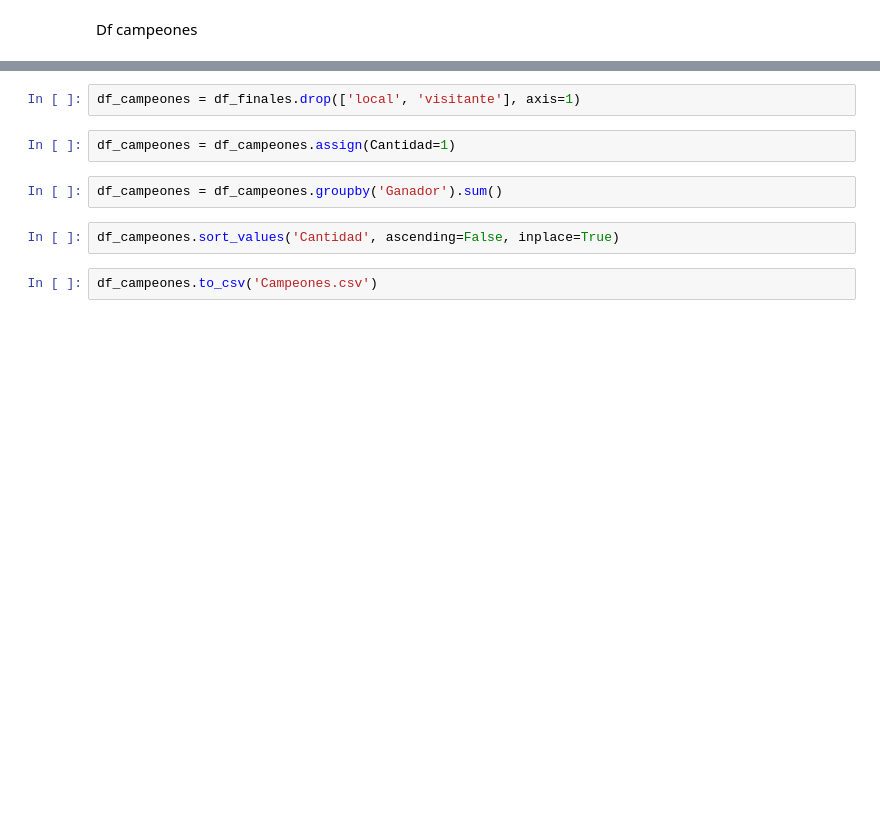
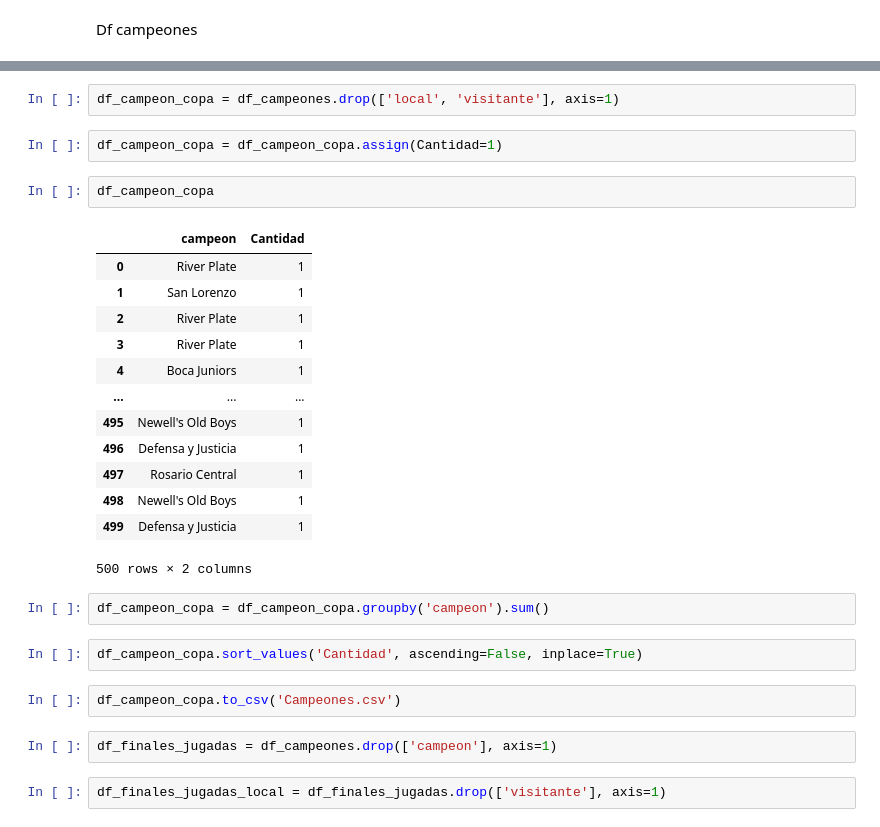
Before and after one commit to EstebanVeronesi/Poyecto-copa-de-la-liga-2023, a Jupyter notebook: Resultados gigantes/armado_datos_presentacion.ipynb, the cells around one changed output, grey strips where cells are left out. Cells and saved outputs as stored; diff of their text form; blank space fills up the shorter version.

```diff
--- a/Resultados gigantes/armado_datos_presentacion.ipynb
+++ b/Resultados gigantes/armado_datos_presentacion.ipynb
@@ -91,10 +111,30 @@ Df campeones
 # %%
-df_campeones = df_finales.drop(['local', 'visitante'], axis=1)
+df_campeon_copa = df_campeones.drop(['local', 'visitante'], axis=1)
 # %%
-df_campeones = df_campeones.assign(Cantidad=1)
+df_campeon_copa = df_campeon_copa.assign(Cantidad=1)
-# %%
-df_campeones = df_campeones.groupby('Ganador').sum()
+# %%
+df_campeon_copa
+# %% [output]
+|  | campeon | Cantidad |
+| 0 | River Plate | 1 |
+| 1 | San Lorenzo | 1 |
+| 2 | River Plate | 1 |
+| 3 | River Plate | 1 |
+| 4 | Boca Juniors | 1 |
+| ... | ... | ... |
+| 495 | Newell's Old Boys | 1 |
+| 496 | Defensa y Justicia | 1 |
+| 497 | Rosario Central | 1 |
+| 498 | Newell's Old Boys | 1 |
+| 499 | Defensa y Justicia | 1 |
+500 rows × 2 columns
+# %%
+df_campeon_copa = df_campeon_copa.groupby('campeon').sum()
 # %%
-df_campeones.sort_values('Cantidad', ascending=False, inplace=True)
+df_campeon_copa.sort_values('Cantidad', ascending=False, inplace=True)
 # %%
-df_campeones.to_csv('Campeones.csv')
+df_campeon_copa.to_csv('Campeones.csv')
+# %%
+df_finales_jugadas = df_campeones.drop(['campeon'], axis=1)
+# %%
+df_finales_jugadas_local = df_finales_jugadas.drop(['visitante'], axis=1)
```
Also changed, not shown: parts of 32 cells of this notebook, 2 other files.
